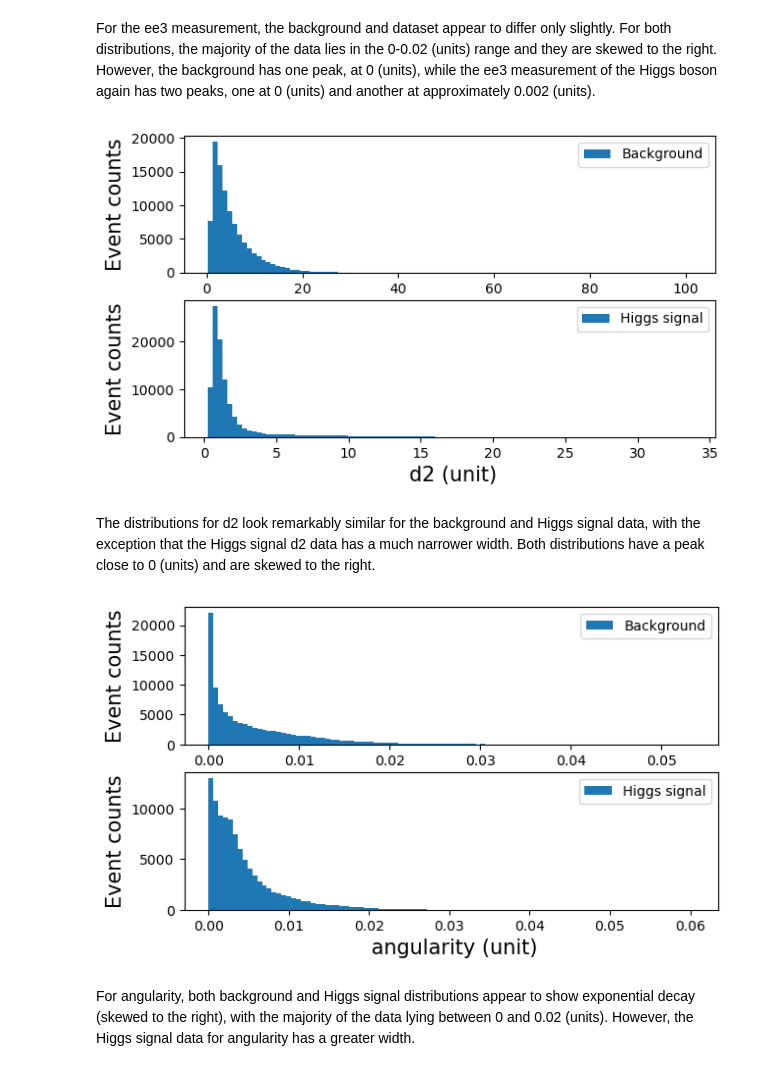
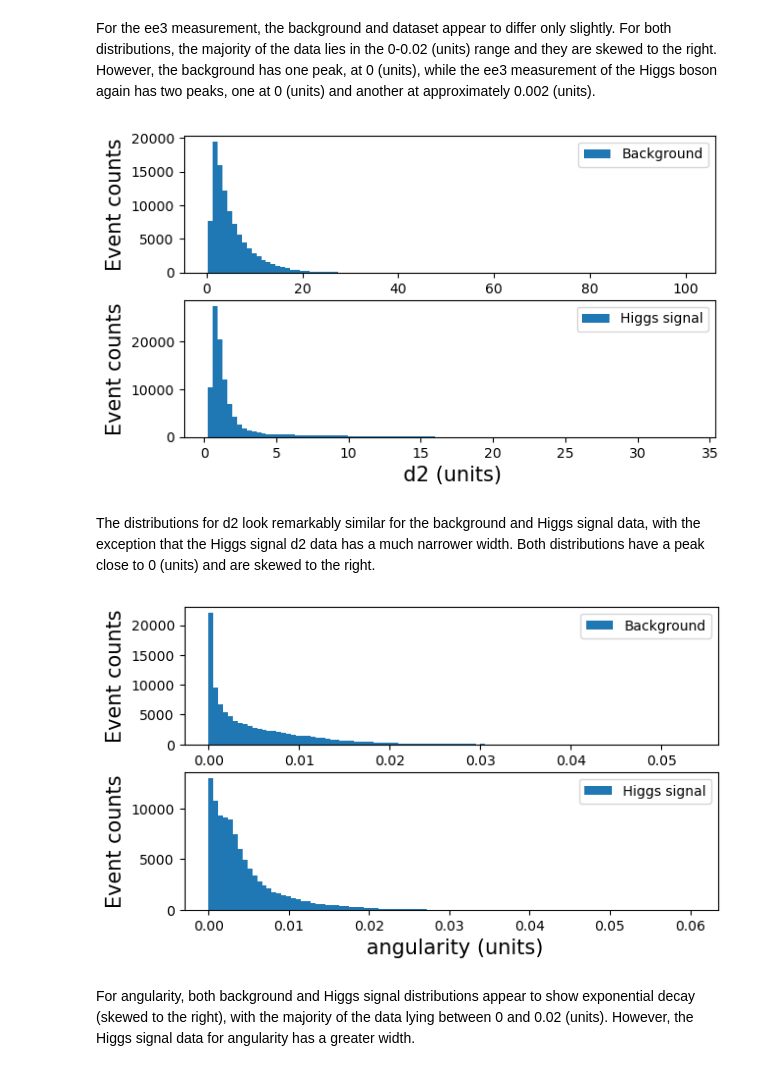
Before and after one commit to jenniv27/phys434, a Jupyter notebook: Labs/Lab5.ipynb, the cells around one changed output. Cells and saved outputs as stored; diff of their text form; code cells hidden in the pictures.

```diff
--- a/Labs/Lab5.ipynb
+++ b/Labs/Lab5.ipynb
@@ -186,15 +189,15 @@ plot_qcd_higgs('ee3', 'unit')
 # %% [markdown]
 For the ee3 measurement, the background and dataset appear to differ only slightly. For both distributions, the majority of the data lies in the 0-0.02 (units) range and they are skewed to the right. However, the background has one peak, at 0 (units), while the ee3 measurement of the Higgs boson again has two peaks, one at 0 (units) and another at approximately 0.002 (units).
 # %%
-plot_qcd_higgs('d2', 'unit')
+plot_qcd_higgs('d2', 'units')
 # %% [output]
-[figure, old version]
+[figure, new version]
 # %% [markdown]
 The distributions for d2 look remarkably similar for the background and Higgs signal data, with the exception that the Higgs signal d2 data has a much narrower width. Both distributions have a peak close to 0 (units) and are skewed to the right.
 # %%
-plot_qcd_higgs('angularity', 'unit')
+plot_qcd_higgs('angularity', 'units')
 # %% [output]
-[figure, old version]
+[figure, new version]
 # %% [markdown]
 For angularity, both background and Higgs signal distributions appear to show exponential decay (skewed to the right), with the majority of the data lying between 0 and 0.02 (units). However, the Higgs signal data for angularity has a greater width.
 # %%
```
Also changed, not shown: parts of 15 cells of this notebook.
